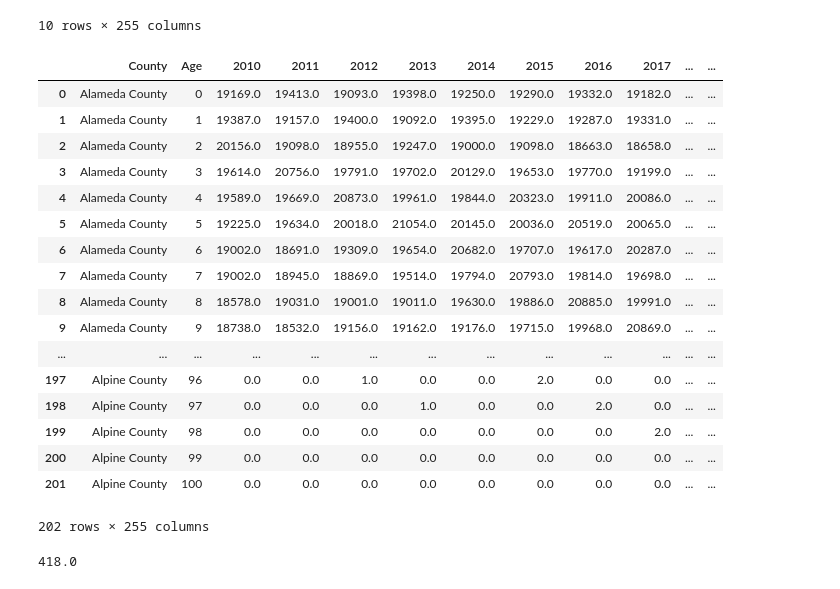
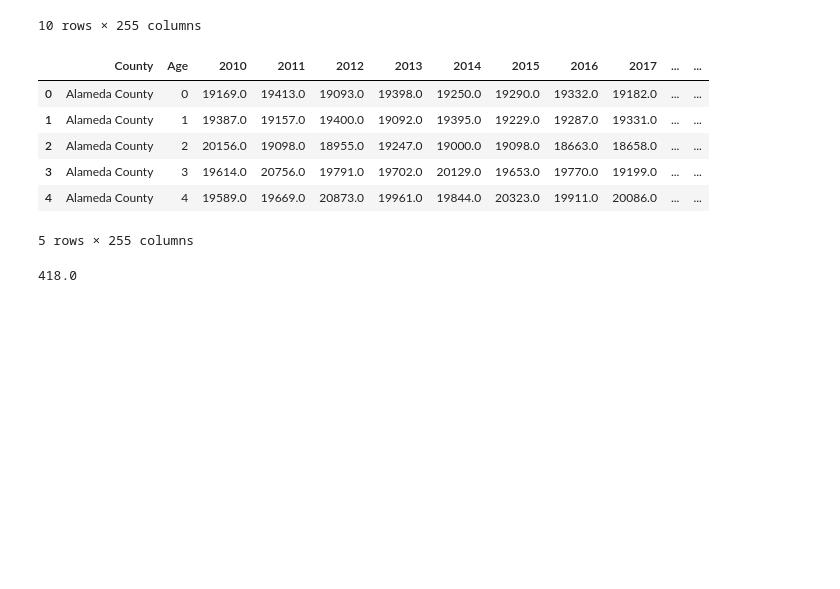
Before and after one commit to abhay6694/covid-19-Dashboard, a Jupyter notebook: notebooks/Covid_19_Data_Exploration.ipynb, the cells around one changed output. Cells and saved outputs as stored; diff of their text form; code cells hidden in the pictures; blank space fills up the shorter version.

```diff
--- a/notebooks/Covid_19_Data_Exploration.ipynb
+++ b/notebooks/Covid_19_Data_Exploration.ipynb
@@ -142,28 +112,16 @@ county_age_df.head(10)
 | 9 | Alameda County | 9 | 18738.0 | 18532.0 | 19156.0 | 19162.0 | 19176.0 | 19715.0 | 19968.0 | 20869.0 | ... | ... |
 10 rows × 255 columns
 # %%
-import pandas as pd
 county_age_df = county_age_df.replace({'Age': '100+'}, '100')
 pd.to_numeric(county_age_df['Age'])
 pd.to_numeric(county_age_df['2020'])
-county_age_df.head(202)
+county_age_df.head()
 # %% [output]
 |  | County | Age | 2010 | 2011 | 2012 | 2013 | 2014 | 2015 | 2016 | 2017 | ... | ... |
 | 0 | Alameda County | 0 | 19169.0 | 19413.0 | 19093.0 | 19398.0 | 19250.0 | 19290.0 | 19332.0 | 19182.0 | ... | ... |
 | 1 | Alameda County | 1 | 19387.0 | 19157.0 | 19400.0 | 19092.0 | 19395.0 | 19229.0 | 19287.0 | 19331.0 | ... | ... |
 | 2 | Alameda County | 2 | 20156.0 | 19098.0 | 18955.0 | 19247.0 | 19000.0 | 19098.0 | 18663.0 | 18658.0 | ... | ... |
 | 3 | Alameda County | 3 | 19614.0 | 20756.0 | 19791.0 | 19702.0 | 20129.0 | 19653.0 | 19770.0 | 19199.0 | ... | ... |
 | 4 | Alameda County | 4 | 19589.0 | 19669.0 | 20873.0 | 19961.0 | 19844.0 | 20323.0 | 19911.0 | 20086.0 | ... | ... |
-| 5 | Alameda County | 5 | 19225.0 | 19634.0 | 20018.0 | 21054.0 | 20145.0 | 20036.0 | 20519.0 | 20065.0 | ... | ... |
-| 6 | Alameda County | 6 | 19002.0 | 18691.0 | 19309.0 | 19654.0 | 20682.0 | 19707.0 | 19617.0 | 20287.0 | ... | ... |
-| 7 | Alameda County | 7 | 19002.0 | 18945.0 | 18869.0 | 19514.0 | 19794.0 | 20793.0 | 19814.0 | 19698.0 | ... | ... |
-| 8 | Alameda County | 8 | 18578.0 | 19031.0 | 19001.0 | 19011.0 | 19630.0 | 19886.0 | 20885.0 | 19991.0 | ... | ... |
-| 9 | Alameda County | 9 | 18738.0 | 18532.0 | 19156.0 | 19162.0 | 19176.0 | 19715.0 | 19968.0 | 20869.0 | ... | ... |
-| ... | ... | ... | ... | ... | ... | ... | ... | ... | ... | ... | ... | ... |
-| 197 | Alpine County | 96 | 0.0 | 0.0 | 1.0 | 0.0 | 0.0 | 2.0 | 0.0 | 0.0 | ... | ... |
-| 198 | Alpine County | 97 | 0.0 | 0.0 | 0.0 | 1.0 | 0.0 | 0.0 | 2.0 | 0.0 | ... | ... |
-| 199 | Alpine County | 98 | 0.0 | 0.0 | 0.0 | 0.0 | 0.0 | 0.0 | 0.0 | 2.0 | ... | ... |
-| 200 | Alpine County | 99 | 0.0 | 0.0 | 0.0 | 0.0 | 0.0 | 0.0 | 0.0 | 0.0 | ... | ... |
-| 201 | Alpine County | 100 | 0.0 | 0.0 | 0.0 | 0.0 | 0.0 | 0.0 | 0.0 | 0.0 | ... | ... |
-202 rows × 255 columns
+5 rows × 255 columns
 # %%
```
Also changed, not shown: parts of 29 cells of this notebook, 9 other files.
